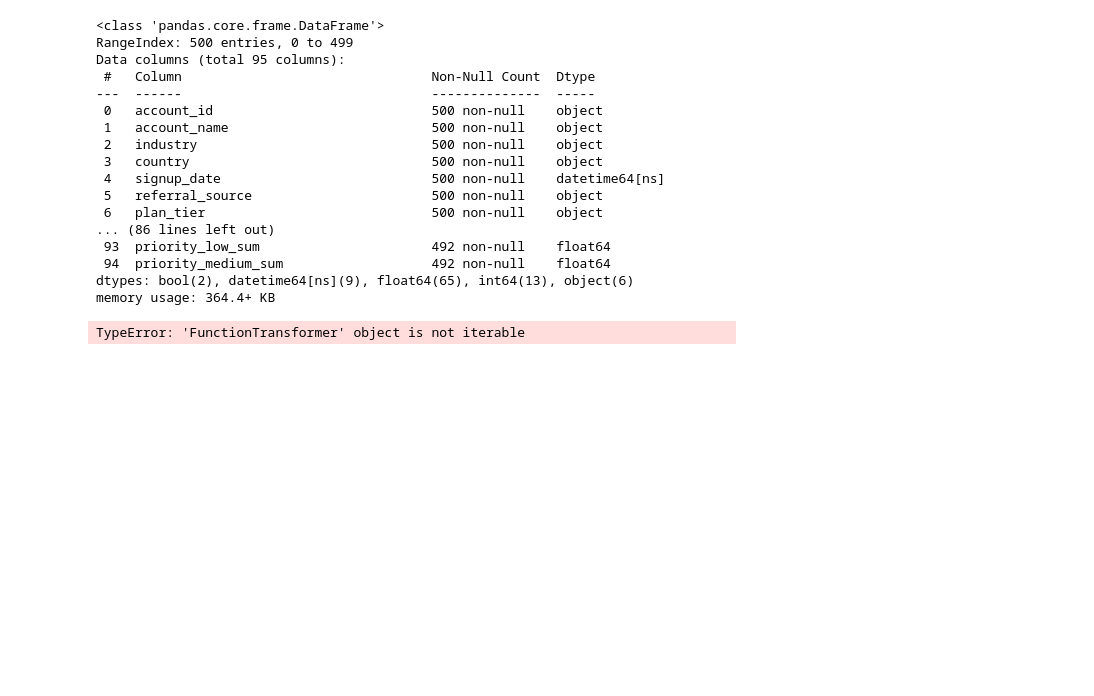
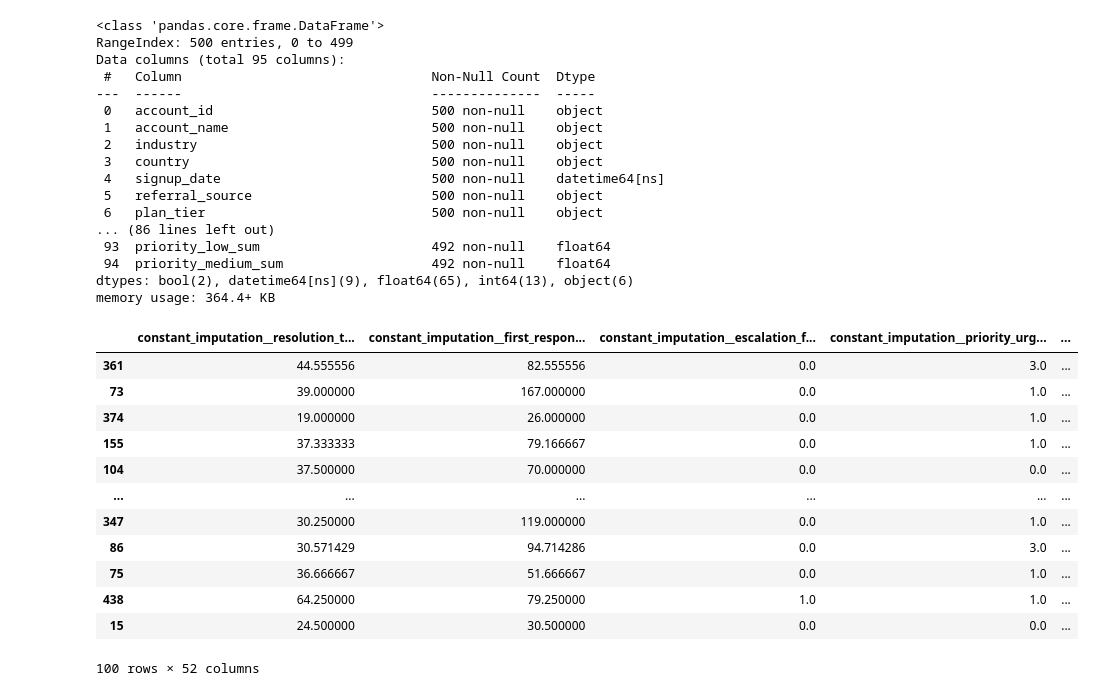
Before and after one commit to ShazanRafi/saas-churn-prediction, a Jupyter notebook: SaaS_Churning_Prediction.ipynb, the cells around one changed output. Saved outputs shown, nothing was run; the diff lists cells and outputs as text; code cells hidden in the pictures; blank space fills up the shorter version.

```diff
--- a/SaaS_Churning_Prediction (1).ipynb
+++ b/SaaS_Churning_Prediction.ipynb
@@ -654,9 +654,7 @@ drop_columns_transformer = FunctionTransformer(drop_columns)
 # %%
 def fill_subscription_duration(df):
     df = df.copy()
-    df["subscription_duration_days"] = df["subscription_duration_days"].fillna(
-        df["account_age_days"]
-    )
+    df["subscription_duration_days"] = df["subscription_duration_days"].fillna(df["account_age_days"])
     return df
 
 fill_duration_transformer = FunctionTransformer(fill_subscription_duration)
@@ -665,6 +663,7 @@ X = final_df.drop(columns=['churn_flag'])
 y = final_df['churn_flag']
 X_train, X_test, y_train, y_test = train_test_split(X, y, test_size=0.2, random_state=42)
 # %%
+set_config(transform_output="pandas")
 feature_construction = FeatureConstructor(
     day_features=[
         ('account_age_days', 'usage_date', 'signup_date'),
@@ -682,24 +681,20 @@ feature_construction = FeatureConstructor(
     ]
 )
 
-feature_selection = ColumnTransformer(
-    transformers=['selected_features',select_features_transformer, slice(None)],
-    remainder='passthrough'
-)
+select_features_transformer = FunctionTransformer(select_features, validate=False)
 
 feature_transformation = ColumnTransformer(
     transformers=[
-        ('onehotencoding', OneHotEncoder(sparse_output=False, drop='first'), [0,1,2]),
-        ('ordinalencoding', OrdinalEncoder(), [3])])
+        ('onehotencoding', OneHotEncoder(sparse_output=False, drop='first'), ['industry', 'country', 'referral_source']),
+        ('ordinalencoding', OrdinalEncoder(), ['plan_tier'])],
+    remainder='passthrough', verbose_feature_names_out=False)
 
-feature_drop = ColumnTransformer(
-    transformers=['final_features', drop_columns_transformer, slice(None)],
-    remainder='passthrough'
-)
+feature_drop = FunctionTransformer(drop_columns, validate=False)
+
 
 imputation = ColumnTransformer(
     transformers=[
-        ('constant_imputation', SimpleImputer(strategy='constant', fill_value=0), [[
+        ('constant_imputation', SimpleImputer(strategy='constant', fill_value=0), [
             'resolution_time_hours_mean',
             'first_response_time_minutes_mean',
             'escalation_flag_sum',
@@ -709,21 +704,20 @@ imputation = ColumnTransformer(
             'priority_medium_sum',
             'support_pressure',
             'ticket_span_days',
-            'support_risk']]),
+            'support_risk']),
         ('median_imputation', SimpleImputer(strategy='median'), ['satisfaction_score_mean']),
-        ('subscription_duration_imputation', fill_duration_transformer, ['subscription_duration_days'])
+        ('subscription_duration_imputation', fill_duration_transformer, ['subscription_duration_days', 'account_age_days'])
     ],
     remainder='passthrough')
 # %%
 pipe = Pipeline([
     ('feature_construction', feature_construction),
-    ('feature_selection', feature_selection),
+    ('feature_selection', select_features_transformer),
     ('feature_transformation', feature_transformation),
     ('feature_drop', feature_drop),
     ('imputation', imputation)
-])
+    ])
 # %%
-pipe.fit_transform(X_train)
-pipe.transform(X_test)
+pipe.fit(X_train)
+transformed_X_train = pipe.transform(X_train)
+transformed_X_test = pipe.transform(X_test)
-# %% [output]
-TypeError: 'FunctionTransformer' object is not iterable
@@ -834,0 +724,16 @@ final_df['support_risk']
+# %%
+transformed_X_test
+# %% [output]
+|  | constant_imputation__resolution_t... | constant_imputation__first_respon... | constant_imputation__escalation_f... | constant_imputation__priority_urg... | ... |
+| 361 | 44.555556 | 82.555556 | 0.0 | 3.0 | ... |
+| 73 | 39.000000 | 167.000000 | 0.0 | 1.0 | ... |
+| 374 | 19.000000 | 26.000000 | 0.0 | 1.0 | ... |
+| 155 | 37.333333 | 79.166667 | 0.0 | 1.0 | ... |
+| 104 | 37.500000 | 70.000000 | 0.0 | 0.0 | ... |
+| ... | ... | ... | ... | ... | ... |
+| 347 | 30.250000 | 119.000000 | 0.0 | 1.0 | ... |
+| 86 | 30.571429 | 94.714286 | 0.0 | 3.0 | ... |
+| 75 | 36.666667 | 51.666667 | 0.0 | 1.0 | ... |
+| 438 | 64.250000 | 79.250000 | 1.0 | 1.0 | ... |
+| 15 | 24.500000 | 30.500000 | 0.0 | 0.0 | ... |
+100 rows × 52 columns
```
Also changed, not shown: parts of 34 cells of this notebook.
